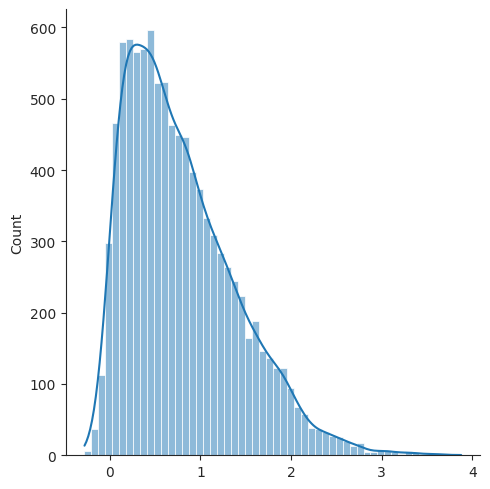
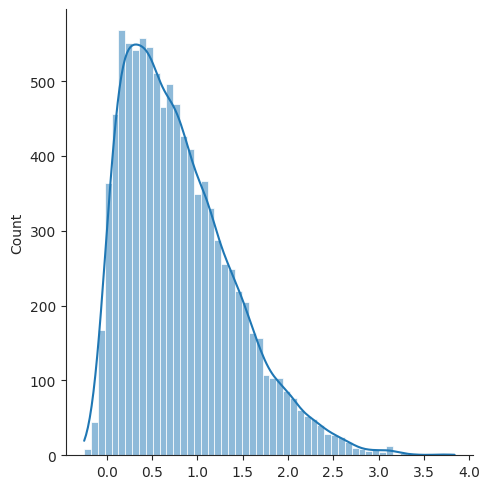
Code edit (unified diff) that turned the first committed figure into the second:
--- before
+++ after
@@ -2,6 +2,5 @@
 s = st.skewnorm.rvs(10, size=10000)
 
-# Plot skewed distribution
+
 sns.displot(s, kde=True)
 
-plt.show()

Commit: Created using Colab